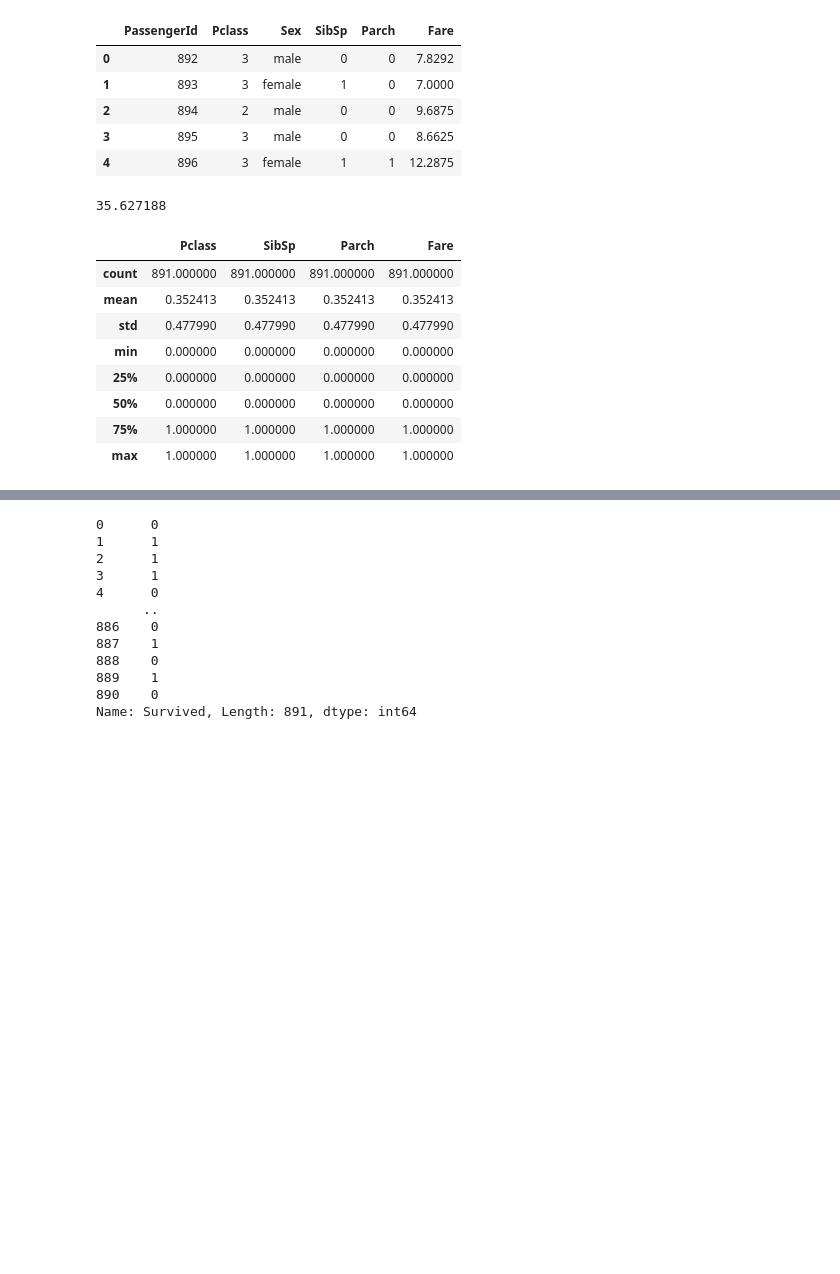
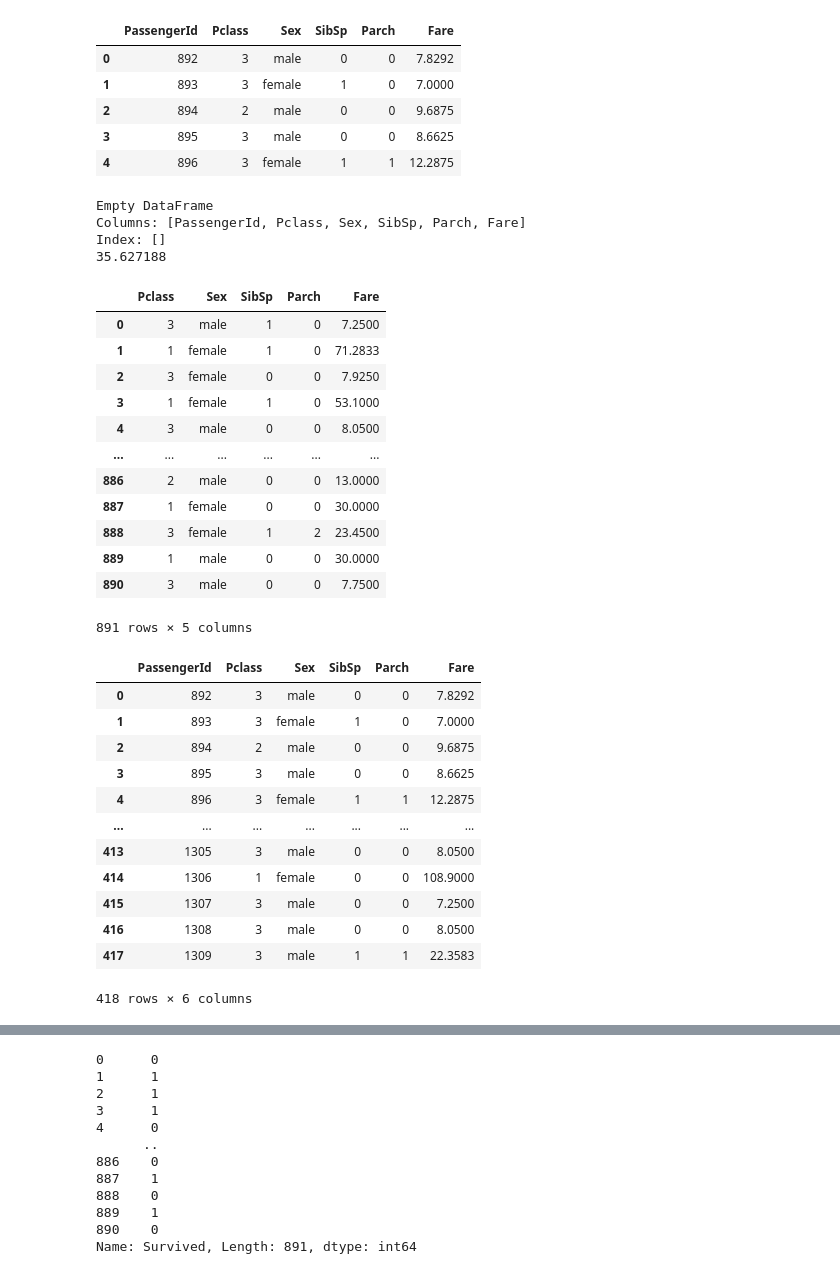
Before and after one commit to Geon-05/kaggle, a Jupyter notebook: titanic-tutorial.ipynb, the cells around one changed output, grey strips where cells are left out. Saved outputs shown, nothing was run; the diff lists cells and outputs as text; code cells hidden in the pictures; blank space fills up the shorter version.

```diff
--- a/titanic-tutorial.ipynb
+++ b/titanic-tutorial.ipynb
@@ -169,28 +179,46 @@ display(test_simple.head())
 # %%
 test_simple.isnull().sum()
 test_simple.describe()
-test_simple[test_simple['Fare'].isnull()]['Fare'].loc[152]
-test_simple['Fare'].loc[152] = 35.627188
+# test_simple[test_simple['Fare'].isnull()]['Fare'].loc[152]
+# test_simple['Fare'].loc[152] = 35.627188
 
-# test_simple.isnull().sum()
-# 35.627188
+# 쌤Tip으로 변경
+test_simple['Fare'] = test_simple['Fare'].fillna(35.627188)
 # %%
-test_simple[test_simple['Fare'].isnull()]
-test_simple['Fare'].loc[152]
+print(test_simple[test_simple['Fare'].isnull()])
+print(test_simple['Fare'].loc[152])
 # %% [output]
+Empty DataFrame
+Columns: [PassengerId, Pclass, Sex, SibSp, Parch, Fare]
+Index: []
 35.627188
-# %%
-train_simple[train_simple['Sex']=='male'] = 0
-train_simple[train_simple['Sex']=='female'] = 1
-
-train_simple.describe()
-# %% [output]
-|  | Pclass | SibSp | Parch | Fare |
-| count | 891.000000 | 891.000000 | 891.000000 | 891.000000 |
-| mean | 0.352413 | 0.352413 | 0.352413 | 0.352413 |
-| std | 0.477990 | 0.477990 | 0.477990 | 0.477990 |
-| min | 0.000000 | 0.000000 | 0.000000 | 0.000000 |
-| 25% | 0.000000 | 0.000000 | 0.000000 | 0.000000 |
-| 50% | 0.000000 | 0.000000 | 0.000000 | 0.000000 |
-| 75% | 1.000000 | 1.000000 | 1.000000 | 1.000000 |
-| max | 1.000000 | 1.000000 | 1.000000 | 1.000000 |
+# %%
+display(train_simple)
+display(test_simple)
+# %% [output]
+|  | Pclass | Sex | SibSp | Parch | Fare |
+| 0 | 3 | male | 1 | 0 | 7.2500 |
+| 1 | 1 | female | 1 | 0 | 71.2833 |
+| 2 | 3 | female | 0 | 0 | 7.9250 |
+| 3 | 1 | female | 1 | 0 | 53.1000 |
+| 4 | 3 | male | 0 | 0 | 8.0500 |
+| ... | ... | ... | ... | ... | ... |
+| 886 | 2 | male | 0 | 0 | 13.0000 |
+| 887 | 1 | female | 0 | 0 | 30.0000 |
+| 888 | 3 | female | 1 | 2 | 23.4500 |
+| 889 | 1 | male | 0 | 0 | 30.0000 |
+| 890 | 3 | male | 0 | 0 | 7.7500 |
+891 rows × 5 columns
+|  | PassengerId | Pclass | Sex | SibSp | Parch | Fare |
+| 0 | 892 | 3 | male | 0 | 0 | 7.8292 |
+| 1 | 893 | 3 | female | 1 | 0 | 7.0000 |
+| 2 | 894 | 2 | male | 0 | 0 | 9.6875 |
+| 3 | 895 | 3 | male | 0 | 0 | 8.6625 |
+| 4 | 896 | 3 | female | 1 | 1 | 12.2875 |
+| ... | ... | ... | ... | ... | ... | ... |
+| 413 | 1305 | 3 | male | 0 | 0 | 8.0500 |
+| 414 | 1306 | 1 | female | 0 | 0 | 108.9000 |
+| 415 | 1307 | 3 | male | 0 | 0 | 7.2500 |
+| 416 | 1308 | 3 | male | 0 | 0 | 8.0500 |
+| 417 | 1309 | 3 | male | 1 | 1 | 22.3583 |
+418 rows × 6 columns
```
Also changed, not shown: parts of 12 cells of this notebook.
